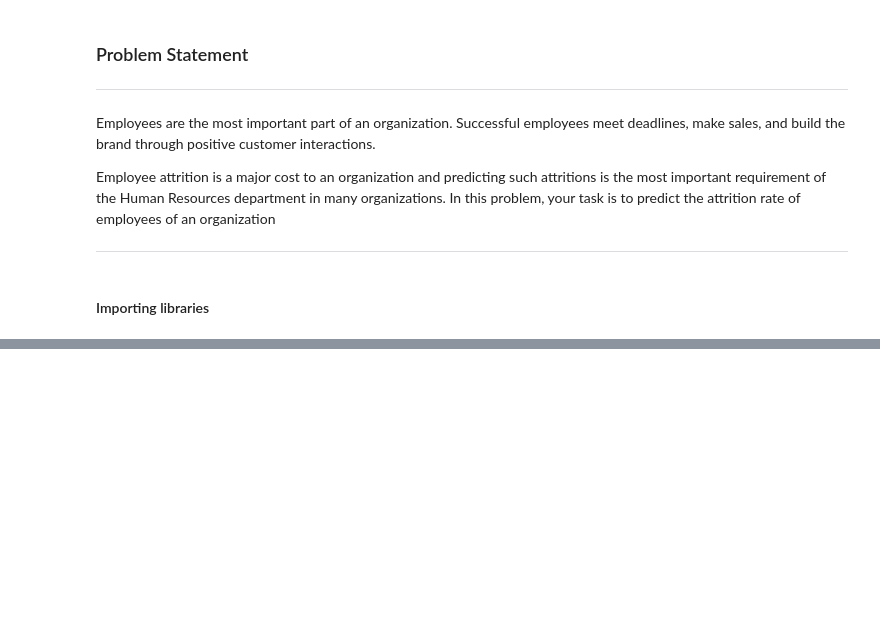
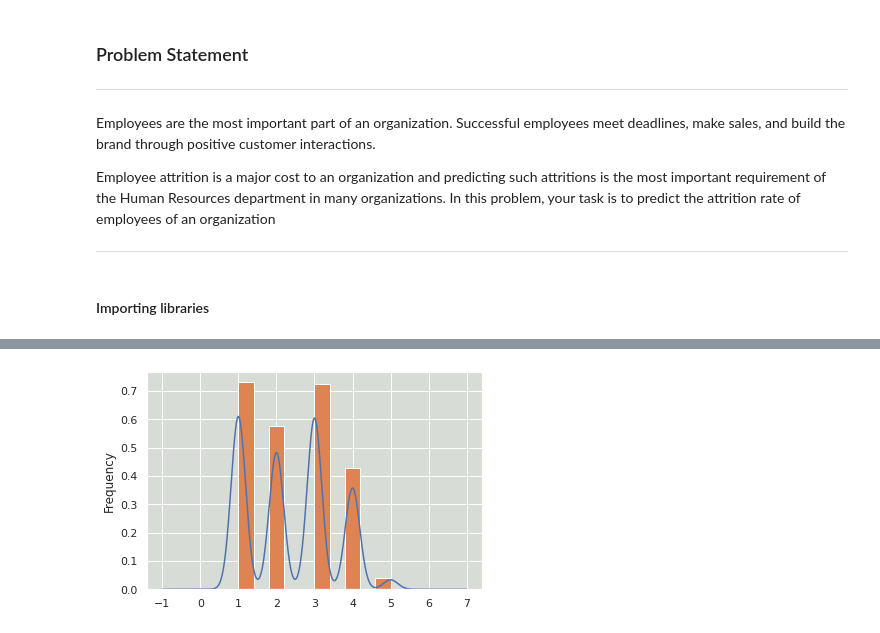
Before and after one commit to samacker77/Are-you-leaving, a Jupyter notebook: notebook.ipynb, the cells around one changed output, grey strips where cells are left out. Saved outputs shown, nothing was run; the diff lists cells and outputs as text; code cells hidden in the pictures; blank space fills up the shorter version.

```diff
--- a/notebook.ipynb
+++ b/notebook.ipynb
@@ -40,0 +157,7 @@ test_df.head()
+# %%
+fig, ax = plt.subplots()
+train_data['Work_Life_balance'].plot.kde(ax=ax, legend=False)
+train_data['Work_Life_balance'].plot.hist(density=True, ax=ax)
+ax.set_facecolor('#d8dcd6')
+# %% [output]
+[figure, added]
```
Also changed, not shown: parts of 104 cells of this notebook, 2 other files.
